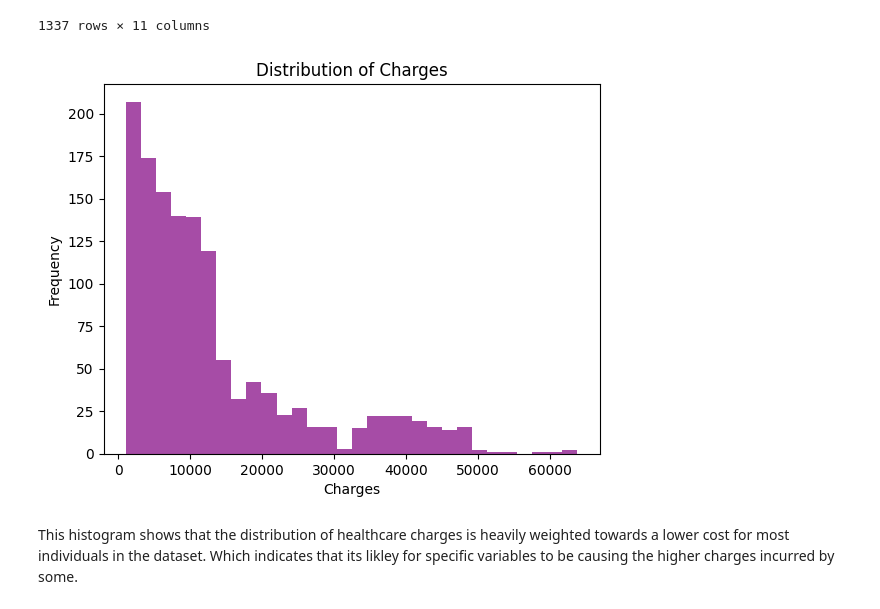
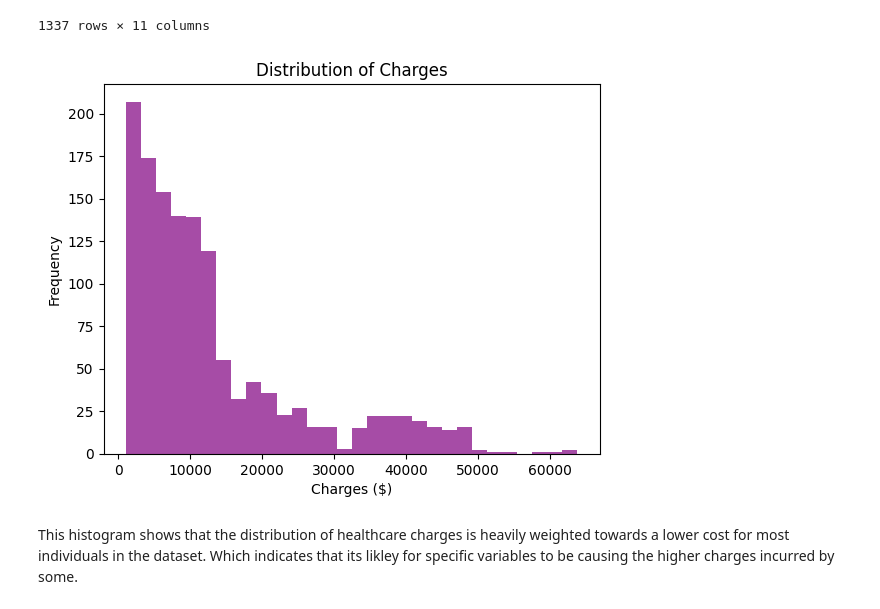
Before and after one commit to ksharpe-byte/Hackathon-1-Python_ETL_Visualisation, a Jupyter notebook: jupyter_notebooks/feature_engineering.ipynb, the cells around one changed output. Drawn from its saved outputs; the diff is of its cells as text; code cells hidden in the pictures.

```diff
--- a/jupyter_notebooks/feature_engineering.ipynb
+++ b/jupyter_notebooks/feature_engineering.ipynb
@@ -98,12 +98,12 @@ df
 1337 rows × 11 columns
 # %%
 plt.hist(df['charges'], bins=30, color='purple', alpha=0.7)
-plt.xlabel('Charges')
+plt.xlabel('Charges ($)')
 plt.ylabel('Frequency')
 plt.title('Distribution of Charges')
 plt.show()
 # %% [output]
-[figure, old version]
+[figure, new version]
 # %% [markdown]
 This histogram shows that the distribution of healthcare charges is heavily weighted towards a lower cost for most individuals in the dataset. Which indicates that its likley for specific variables to be causing the higher charges incurred by some.
 # %%
```
Also changed, not shown: parts of 4 cells of this notebook, 2 other files.
